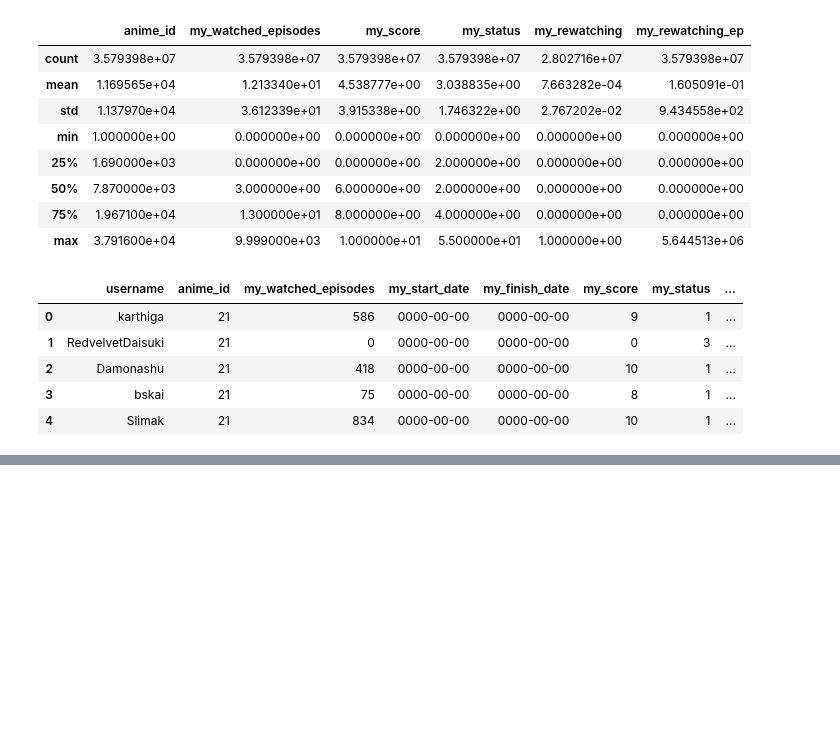
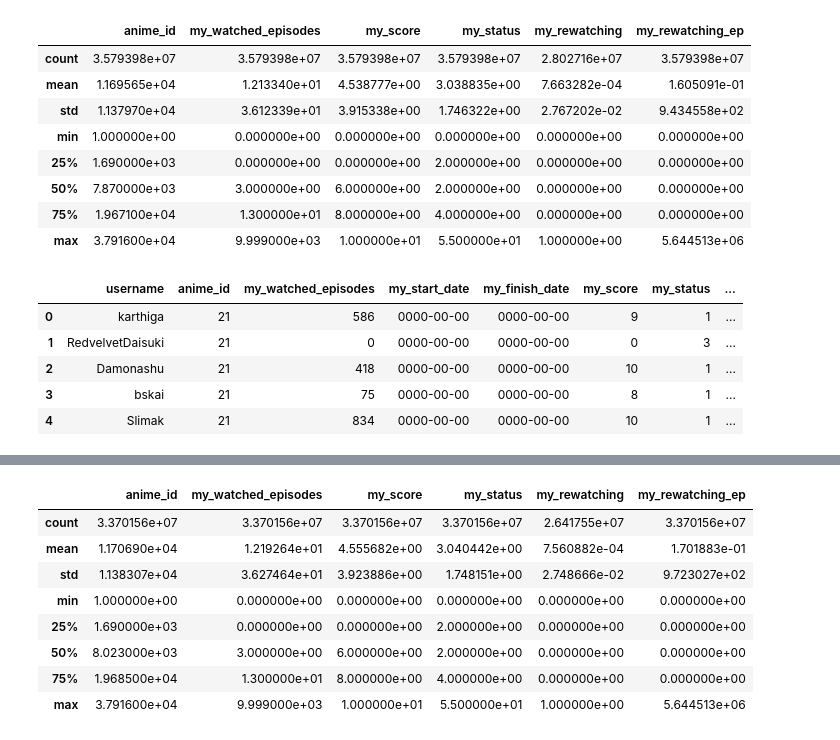
Before and after one commit to racinmat/mal-analysis, a Jupyter notebook: basic_cleanup_animelists.ipynb, the cells around one changed output, grey strips where cells are left out. Drawn from its saved outputs; the diff is of its cells as text; code cells hidden in the pictures; blank space fills up the shorter version.

```diff
--- a/basic_cleanup_animelists.ipynb
+++ b/basic_cleanup_animelists.ipynb
@@ -661,6 +495,17 @@ users.describe()
 # %%
+usernames_to_keep = get_usernames_to_keep_cached()
 # clearing animelists according to dropped users
-animelists_smaller = pd.merge(animelists, users, on='username', how='right')
+animelists_smaller = pd.merge(animelists, usernames_to_keep, on='username', how='right')
 animelists_smaller.describe()
+# %% [output]
+|  | anime_id | my_watched_episodes | my_score | my_status | my_rewatching | my_rewatching_ep |
+| count | 3.370156e+07 | 3.370156e+07 | 3.370156e+07 | 3.370156e+07 | 2.641755e+07 | 3.370156e+07 |
+| mean | 1.170690e+04 | 1.219264e+01 | 4.555682e+00 | 3.040442e+00 | 7.560882e-04 | 1.701883e-01 |
+| std | 1.138307e+04 | 3.627464e+01 | 3.923886e+00 | 1.748151e+00 | 2.748666e-02 | 9.723027e+02 |
+| min | 1.000000e+00 | 0.000000e+00 | 0.000000e+00 | 0.000000e+00 | 0.000000e+00 | 0.000000e+00 |
+| 25% | 1.690000e+03 | 0.000000e+00 | 0.000000e+00 | 2.000000e+00 | 0.000000e+00 | 0.000000e+00 |
+| 50% | 8.023000e+03 | 3.000000e+00 | 6.000000e+00 | 2.000000e+00 | 0.000000e+00 | 0.000000e+00 |
+| 75% | 1.968500e+04 | 1.300000e+01 | 8.000000e+00 | 4.000000e+00 | 0.000000e+00 | 0.000000e+00 |
+| max | 3.791600e+04 | 9.999000e+03 | 1.000000e+01 | 5.500000e+01 | 1.000000e+00 | 5.644513e+06 |
 # %%
 animelists.describe()
```
Also changed, not shown: parts of 88 cells of this notebook, 4 other files.
